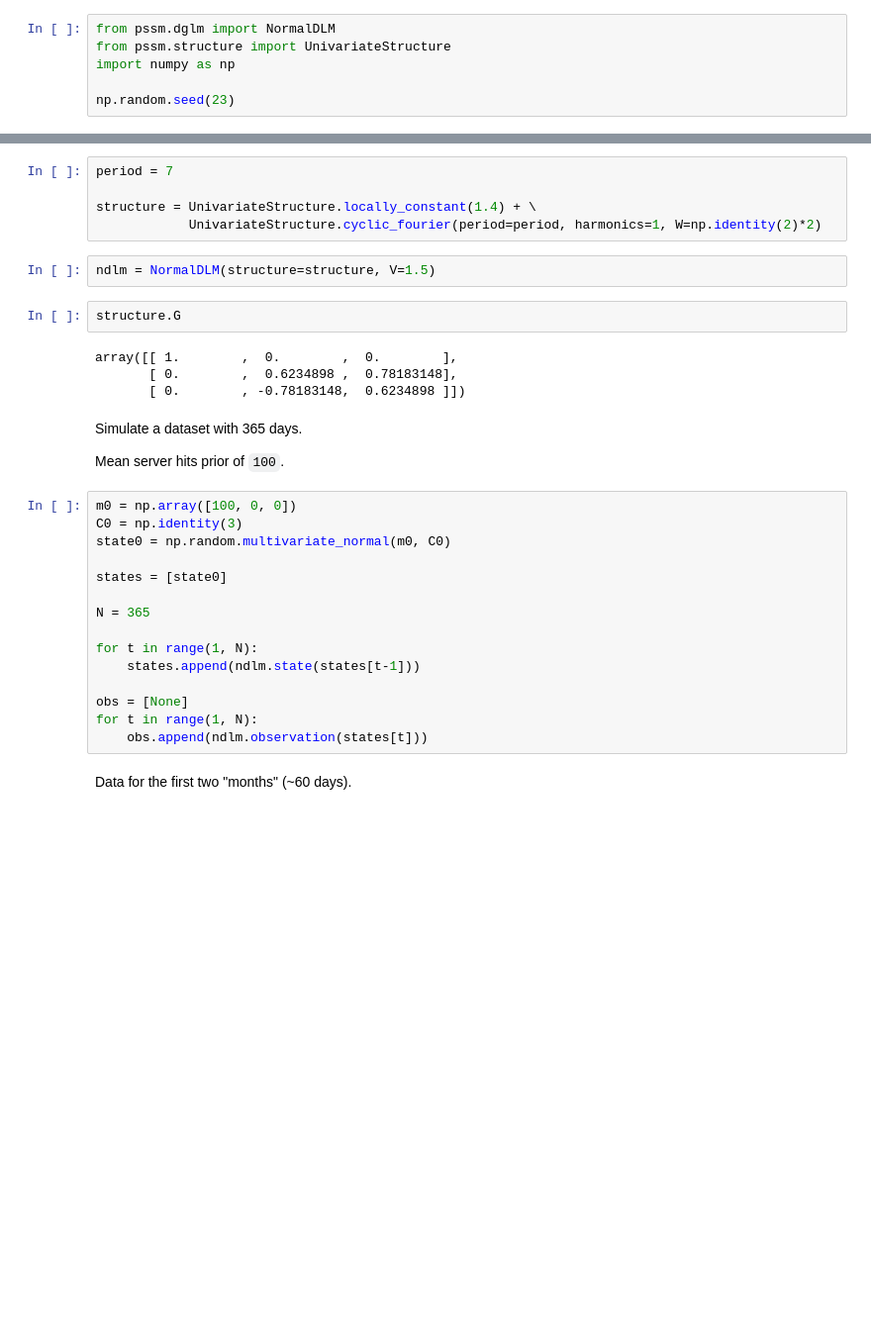
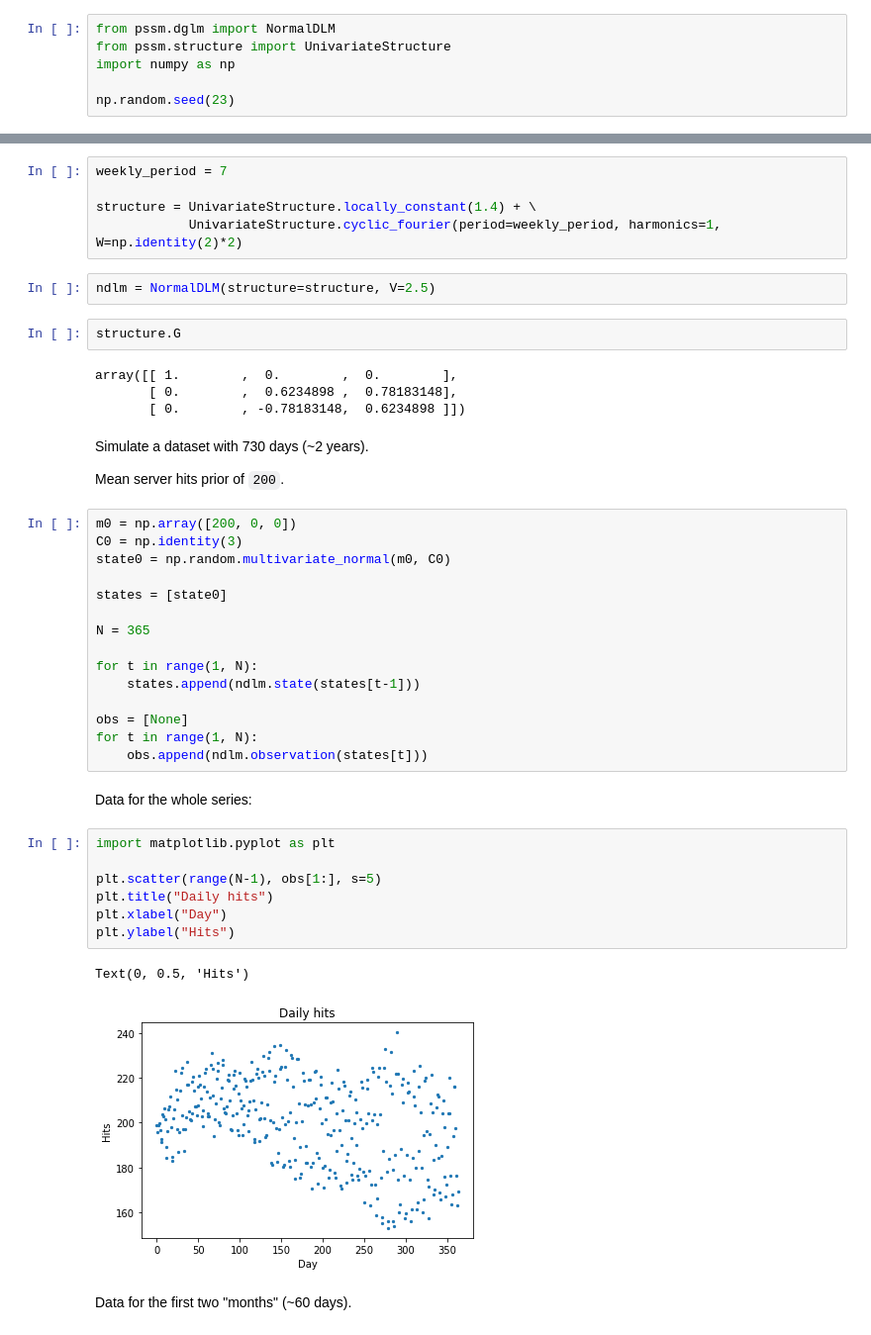
Before and after one commit to ruivieira/shi-models, a Jupyter notebook: notebooks/Periodic data.ipynb, the cells around one changed output, grey strips where cells are left out. Shown at 99% size. Saved outputs shown, nothing was run; the diff lists cells and outputs as text; blank space fills up the shorter version.

```diff
--- a/notebooks/Periodic data.ipynb
+++ b/notebooks/Periodic data.ipynb
@@ -15,12 +17,12 @@ This corresponds to simulating daily hits on a web server with a weekly pattern.
 
 We will keep the underlying mean with a small variance to make it a (relatively) stable time-series.
 # %%
-period = 7
+weekly_period = 7
 
 structure = UnivariateStructure.locally_constant(1.4) + \
-            UnivariateStructure.cyclic_fourier(period=period, harmonics=1, W=np.identity(2)*2)
+            UnivariateStructure.cyclic_fourier(period=weekly_period, harmonics=1, W=np.identity(2)*2)
 # %%
-ndlm = NormalDLM(structure=structure, V=1.5)
+ndlm = NormalDLM(structure=structure, V=2.5)
 # %%
 structure.G
 # %% [output]
@@ -28,11 +30,11 @@ array([[ 1.        ,  0.        ,  0.        ],
        [ 0.        ,  0.6234898 ,  0.78183148],
        [ 0.        , -0.78183148,  0.6234898 ]])
 # %% [markdown]
-Simulate a dataset with 365 days.
+Simulate a dataset with 730 days (~2 years).
 
-Mean server hits prior of `100`.
+Mean server hits prior of `200`.
 # %%
-m0 = np.array([100, 0, 0])
+m0 = np.array([200, 0, 0])
 C0 = np.identity(3)
 state0 = np.random.multivariate_normal(m0, C0)
 
@@ -46,6 +48,18 @@ for t in range(1, N):
 obs = [None]
 for t in range(1, N):
     obs.append(ndlm.observation(states[t]))
+# %% [markdown]
+Data for the whole series:
+# %%
+import matplotlib.pyplot as plt
+
+plt.scatter(range(N-1), obs[1:], s=5)
+plt.title("Daily hits")
+plt.xlabel("Day")
+plt.ylabel("Hits")
+# %% [output]
+Text(0, 0.5, 'Hits')
+[figure, added]
 # %% [markdown]
 Data for the first two "months" (~60 days).
 # %%
```
Also changed, not shown: parts of 28 cells of this notebook, 3 other files.
